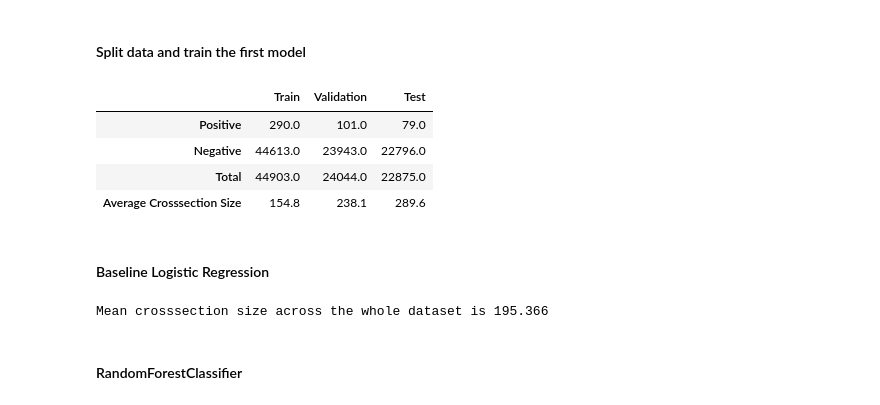
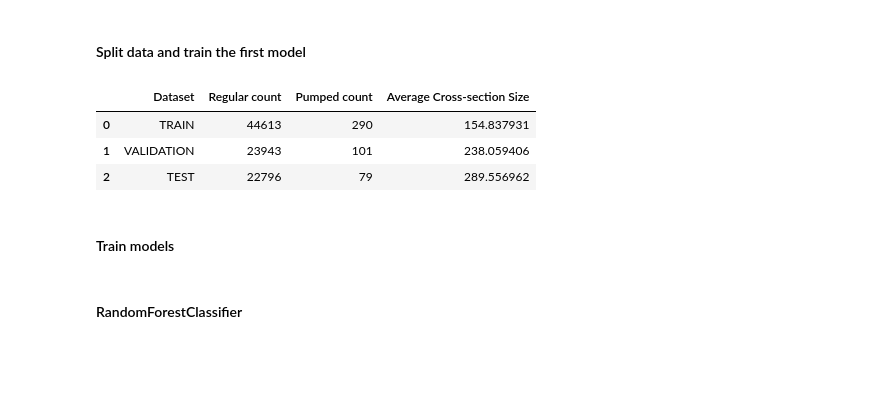
Before and after one commit to B0R0koko/pump-and-dump-prediction, a Jupyter notebook: src/analysis/research_notebook.ipynb, the cells around one changed output. Cells and saved outputs as stored; diff of their text form; code cells hidden in the pictures; blank space fills up the shorter version.

```diff
--- a/src/analysis/research_notebook.ipynb
+++ b/src/analysis/research_notebook.ipynb
@@ -348,42 +362,44 @@ for (ax1, ax2), feature in tqdm(zip(axs, list(FeatureType))):
 # %% [markdown]
 <h4>Split data and train the first model</h4>
+# %%
+from analysis.utils.sample import Sample, DatasetType
+from analysis.utils.feature_set import FeatureSet
+from analysis.utils.columns import COL_PUMP_TIME
+from datetime import datetime
+
+# use manually predefined set of features if we want to add more features we need to make sure to add them to FeatureSet.auto()
+# FeatureSet defines the numeric/categorical regressors and target used for training, it is better to have this object passed around instead of multiple sets of features
+# that's why we have it
+feature_set: FeatureSet = FeatureSet.auto()
+feature_set.eval_fields = [COL_PUMP_TIME]
+
+# Create train/validation/test samples using splits by time
+sample: Sample = Sample.split_by_time(
+    df=df_scaled,
+    time_bins=[datetime(2020, 9, 1), datetime(2021, 5, 1)],
+    names=[DatasetType.TRAIN, DatasetType.VALIDATION, DatasetType.TEST],
+    time_col=COL_PUMP_TIME,
+    feature_set=feature_set
+)
 # %%
-# Train/val/test split
-df_train, df_val, df_test = (
-    df_scaled[df_scaled["pump_time"] <= "2020-09-01"].copy(),  # train sample
-    df_scaled[(df_scaled["pump_time"] > "2020-09-01") & (df_scaled["pump_time"] <= "2021-05-01")].copy(),  # val sample
-    df_scaled[df_scaled["pump_time"] > "2021-05-01"].copy(),  # test sample
-)
+# Sample statistics
+from analysis.utils.columns import *
 
-# Sample statistics
-pumps = np.array([df_train["is_pumped"].sum(), df_val["is_pumped"].sum(), df_test["is_pumped"].sum()])
-overall_observations = np.array([df_train.shape[0], df_val.shape[0], df_test.shape[0]])
+stats: List[Dict[str, Any]] = []
 
-avg_cross = np.array([
-    df_train.groupby("pump_hash")["currency_pair"].count().mean(),
-    df_val.groupby("pump_hash")["currency_pair"].count().mean(),
-    df_test.groupby("pump_hash")["currency_pair"].count().mean()
-])
+for ds_type, dataset in sample.iter_datasets():
+    regular_count, pumped_count = dataset.all_data()[COL_TARGET].value_counts()
+    avg_cross_size: float = dataset.all_data().groupby(COL_PUMP_HASH).size().mean()
+    stats.append({
+        "Dataset": ds_type.name,
+        "Regular count": regular_count,
+        "Pumped count": pumped_count,
+        "Average Cross-section Size": avg_cross_size
+    })
 
-df_cross_stats = pd.DataFrame({
-    "Positive": pumps,
-    "Negative": overall_observations - pumps,
-    "Total": overall_observations,
-    "Average Crosssection Size": avg_cross
-}).T.round(1)
-
-df_cross_stats.columns = ["Train", "Validation", "Test"]
-df_cross_stats
+pd.DataFrame(stats)
 # %% [output]
-|  | Train | Validation | Test |
-| Positive | 290.0 | 101.0 | 79.0 |
-| Negative | 44613.0 | 23943.0 | 22796.0 |
-| Total | 44903.0 | 24044.0 | 22875.0 |
-| Average Crosssection Size | 154.8 | 238.1 | 289.6 |
+|  | Dataset | Regular count | Pumped count | Average Cross-section Size |
+| 0 | TRAIN | 44613 | 290 | 154.837931 |
+| 1 | VALIDATION | 23943 | 101 | 238.059406 |
+| 2 | TEST | 22796 | 79 | 289.556962 |
-# %% [markdown]
-<h4>Baseline Logistic Regression</h4>
-# %%
-mean_crosssection_size: int = df.groupby("pump_hash")["currency_pair"].count().mean()
-print(f"Mean crosssection size across the whole dataset is {mean_crosssection_size:.3f}")
-# %% [output]
-Mean crosssection size across the whole dataset is 195.366
@@ -395,3 +406,5 @@ feature_set: FeatureSet = FeatureSet.auto()
+# %% [markdown]
+<h4>Train models</h4>
 # %% [markdown]
 <h4>RandomForestClassifier</h4>
 # %%
```
Also changed, not shown: parts of 27 cells of this notebook, 10 other files.
